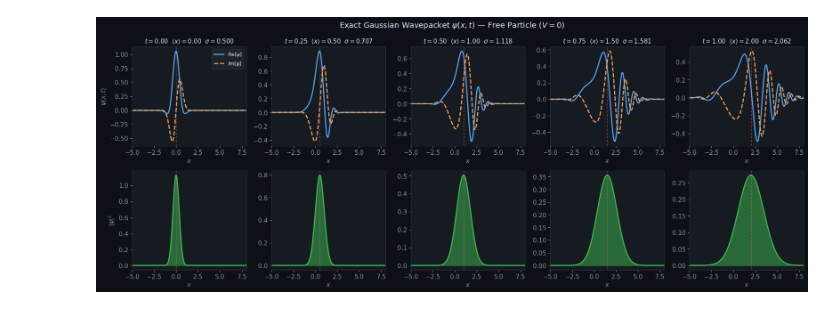
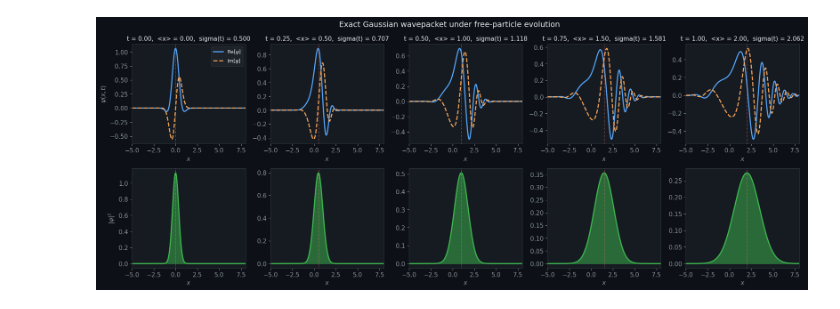
Before and after one commit to thmolena/QuantumPINNs-Physics-Informed-Neural-Networks-for-Quantum-Relevant-Physical-Modeling, a Jupyter notebook: notebooks/pinn_schrodinger.ipynb, the cells around one changed output. Drawn from its saved outputs; the diff is of its cells as text; code cells hidden in the pictures.

```diff
--- a/notebooks/pinn_schrodinger.ipynb
+++ b/notebooks/pinn_schrodinger.ipynb
@@ -94,4 +79,8 @@ Key observables: center travels classically $\langle x\rangle(t) = x_0 + k_0 t$;
 # %%
+# Reference solution, plotting style, and numerical environment.
+# This section defines the analytic Gaussian wavepacket used throughout the notebook
+# for initialization, benchmarking, and physical interpretation of the learned field.
+
 import numpy as np
 import torch
 import torch.nn as nn
@@ -108,68 +97,78 @@ plt.rcParams.update({
     'text.color': '#e6edf3',       'axes.labelcolor': '#8b949e',
     'xtick.color': '#8b949e',      'ytick.color': '#8b949e',
     'font.size': 11, 'axes.titlesize': 13,
 })
 
 torch.manual_seed(42)
 np.random.seed(42)
+DEVICE = torch.device('cuda' if torch.cuda.is_available() else 'cpu')
 os.makedirs('../outputs', exist_ok=True)
 
-# ─── Exact Gaussian wavepacket solution (free particle, V=0) ────────────────
 def exact_wavepacket(x, t, x0=0.0, k0=2.0, sigma=0.5):
-    """Exact free-particle Gaussian wavepacket. Returns (psi_r, psi_i)."""
+    """Exact free-particle Gaussian wavepacket in numpy form, returned as (real, imag)."""
     x, t = np.asarray(x), np.asarray(t)
-    sigma_t = sigma + 1j * t / sigma         # complex width
-    norm    = (np.pi)**0.25 * np.sqrt(sigma_t)
-    exponent = -(x - x0 - k0*t)**2 / (2 * sigma * sigma_t) + 1j * k0 * x - 0.5j * k0**2 * t
-    psi     = np.exp(exponent) / norm
+    sigma_t = sigma + 1j * t / sigma
+    norm = (np.pi) ** 0.25 * np.sqrt(sigma_t)
+    exponent = -(x - x0 - k0 * t) ** 2 / (2 * sigma * sigma_t) + 1j * k0 * x - 0.5j * k0**2 * t
+    psi = np.exp(exponent) / norm
     return np.real(psi), np.imag(psi)
 
-# Plot the exact wavepacket at several times
+def exact_wavepacket_torch(x, t, x0=0.0, k0=2.0, sigma=0.5):
+    """Exact free-particle Gaussian wavepacket in torch form, returned as (real, imag)."""
+    x_complex = x.to(torch.complex64)
+    t_complex = t.to(torch.complex64)
+    sigma_t = torch.tensor(sigma, dtype=torch.complex64, device=x.device) + 1j * t_complex / sigma
+    norm = (np.pi) ** 0.25 * torch.sqrt(sigma_t)
+    exponent = -(x_complex - x0 - k0 * t_complex) ** 2 / (2 * sigma * sigma_t) + 1j * k0 * x_complex - 0.5j * k0**2 * t_complex
+    psi = torch.exp(exponent) / norm
+    return psi.real.to(x.dtype), psi.imag.to(x.dtype)
+
 t_snaps = [0.0, 0.25, 0.5, 0.75, 1.0]
-x_arr   = np.linspace(-5, 8, 500)
+x_arr = np.linspace(-5, 8, 500)
 x0, k0, sigma = 0.0, 2.0, 0.5
 
 fig, axes = plt.subplots(2, len(t_snaps), figsize=(18, 7), facecolor='#0d1117')
-fig.suptitle('Exact Gaussian Wavepacket $\\psi(x,t)$ — Free Particle ($V=0$)', color='#e6edf3', fontsize=14)
+fig.suptitle('Exact Gaussian wavepacket under free-particle evolution', color='#e6edf3', fontsize=14)
 
-cmap_psi = cm.get_cmap('plasma')
 for j, t_j in enumerate(t_snaps):
     psi_r, psi_i = exact_wavepacket(x_arr, t_j, x0, k0, sigma)
-    rho  = psi_r**2 + psi_i**2
-    # Centre and width tracking
-    xc   = x0 + k0 * t_j
+    rho = psi_r**2 + psi_i**2
+    xc = x0 + k0 * t_j
     sig_t = np.sqrt(sigma**2 + t_j**2 / sigma**2)
 
-    ax_top = axes[0, j]
-    ax_top.set_facecolor('#161b22')
-    for sp in ax_top.spines.values(): sp.set_edgecolor('#30363d')
-    ax_top.plot(x_arr, psi_r, '-', color='#58a6ff', lw=2,   label=r'Re[$\psi$]')
-    ax_top.plot(x_arr, psi_i, '--', color='#ffa657', lw=2,  label=r'Im[$\psi$]')
-    ax_top.axvline(xc, color='#ff7b72', lw=0.8, ls=':')
-    ax_top.set_title(f'$t={t_j:.2f}$  $⟨x⟩={xc:.2f}$  $σ={sig_t:.3f}$', color='#e6edf3', fontsize=11)
-    ax_top.set_xlabel('$x$', color='#8b949e')
-    ax_top.set_xlim(-5, 8)
+    axis_top = axes[0, j]
+    axis_top.set_facecolor('#161b22')
+    for spine in axis_top.spines.values():
+        spine.set_edgecolor('#30363d')
+    axis_top.plot(x_arr, psi_r, '-', color='#58a6ff', lw=2, label='Re[$\\psi$]')
+    axis_top.plot(x_arr, psi_i, '--', color='#ffa657', lw=2, label='Im[$\\psi$]')
+    axis_top.axvline(xc, color='#ff7b72', lw=0.8, ls=':')
+    axis_top.set_title(f't = {t_j:.2f},  <x> = {xc:.2f},  sigma(t) = {sig_t:.3f}', color='#e6edf3', fontsize=11)
+    axis_top.set_xlabel('$x$', color='#8b949e')
+    axis_top.set_xlim(-5, 8)
     if j == 0:
-        ax_top.set_ylabel(r'$\psi(x,t)$', color='#8b949e')
-        ax_top.legend(facecolor='#21262d', edgecolor='#30363d', labelcolor='#e6edf3', fontsize=9)
+        axis_top.set_ylabel('$\\psi(x,t)$', color='#8b949e')
+        axis_top.legend(facecolor='#21262d', edgecolor='#30363d', labelcolor='#e6edf3', fontsize=9)
 
-    ax_bot = axes[1, j]
-    ax_bot.set_facecolor('#161b22')
-    for sp in ax_bot.spines.values(): sp.set_edgecolor('#30363d')
-    ax_bot.fill_between(x_arr, rho, alpha=0.5, color='#3fb950')
-    ax_bot.plot(x_arr, rho, '-', color='#3fb950', lw=2)
-    ax_bot.axvline(xc, color='#ff7b72', lw=0.8, ls=':')
-    ax_bot.set_xlabel('$x$', color='#8b949e')
-    ax_bot.set_xlim(-5, 8)
+    axis_bottom = axes[1, j]
+    axis_bottom.set_facecolor('#161b22')
+    for spine in axis_bottom.spines.values():
+        spine.set_edgecolor('#30363d')
+    axis_bottom.fill_between(x_arr, rho, alpha=0.5, color='#3fb950')
+    axis_bottom.plot(x_arr, rho, '-', color='#3fb950', lw=2)
+    axis_bottom.axvline(xc, color='#ff7b72', lw=0.8, ls=':')
+    axis_bottom.set_xlabel('$x$', color='#8b949e')
+    axis_bottom.set_xlim(-5, 8)
     if j == 0:
-        ax_bot.set_ylabel(r'$|\psi|^2$', color='#8b949e')
+        axis_bottom.set_ylabel('$|\\psi|^2$', color='#8b949e')
 
 plt.tight_layout()
 plt.savefig('../outputs/schrodinger_exact_snapshots.png', dpi=150, bbox_inches='tight', facecolor='#0d1117')
 plt.show()
-print('Saved → outputs/schrodinger_exact_snapshots.png')
-print(f'Wavepacket parameters: x0={x0}, k0={k0}, σ₀={sigma}')
-print(f'Width at t=1.0: σ(1)={np.sqrt(sigma**2 + 1/sigma**2):.4f}  (σ₀={sigma})')
-print(f'Norm at t=0: {np.trapezoid(exact_wavepacket(x_arr,0)[0]**2 + exact_wavepacket(x_arr,0)[1]**2, x_arr):.6f}')
+print(f'Device: {DEVICE}')
+print('Saved -> outputs/schrodinger_exact_snapshots.png')
+print(f'Wavepacket parameters: x0={x0}, k0={k0}, sigma0={sigma}')
+print(f'Width at t=1.0: sigma(1)={np.sqrt(sigma**2 + 1 / sigma**2):.4f}')
+print(f'Norm at t=0 on [-5, 8]: {np.trapezoid(exact_wavepacket(x_arr, 0)[0]**2 + exact_wavepacket(x_arr, 0)[1]**2, x_arr):.6f}')
 # %% [output]
-[figure, old version]
+[figure, new version]
```
Also changed, not shown: parts of 9 cells of this notebook, 9 other files.
